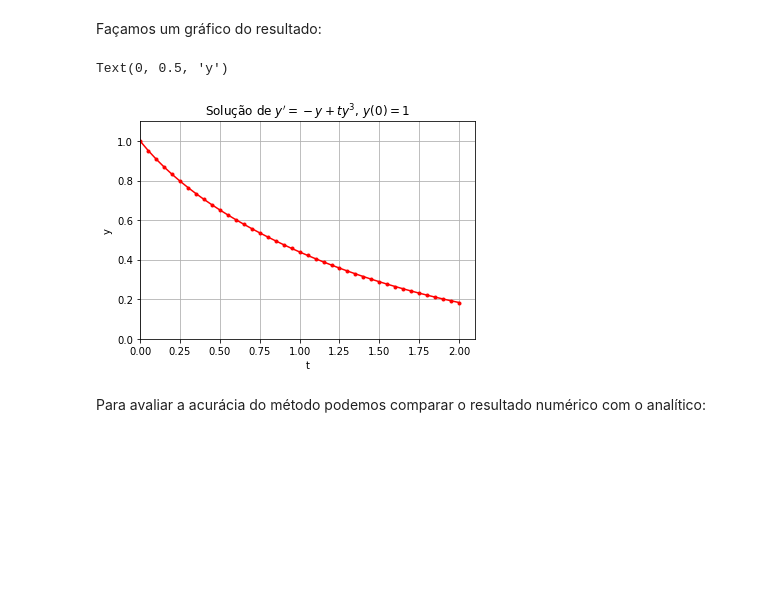
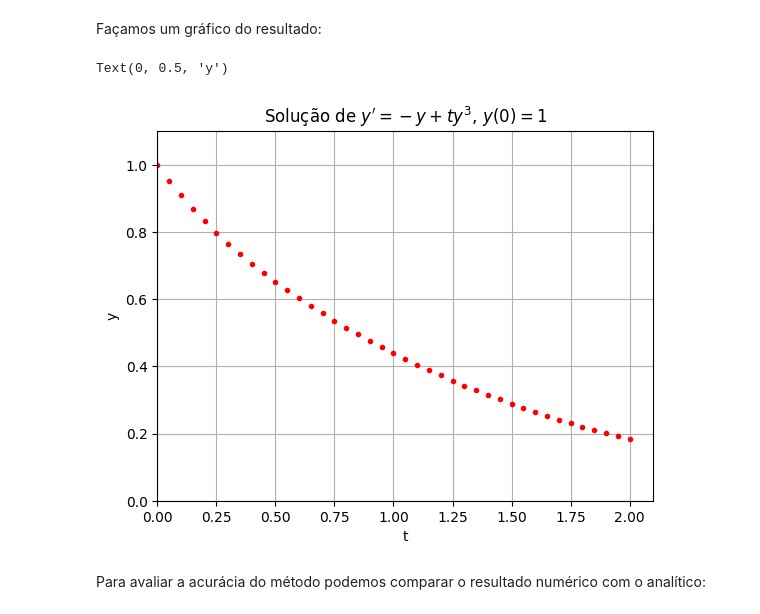
Before and after one commit to fernandodeeke/can2025, a Jupyter notebook: edo_taylor.ipynb, the cells around one changed output. Saved outputs shown, nothing was run; the diff lists cells and outputs as text; code cells hidden in the pictures; blank space fills up the shorter version.

```diff
--- a/edo_taylor.ipynb
+++ b/edo_taylor.ipynb
@@ -98,15 +101,15 @@ Y = odeTaylor2(f,df,t,y0)
 # %% [markdown]
 Façamos um gráfico do resultado:
 # %%
-plt.plot(t,Y,'r.-')
+plt.plot(t,Y,'r.')
 plt.axis([0,2.1,0.,1.1])
 plt.grid(True)
-plt.title("Solução de $y'=-y+ty^3,\, y(0)=1$");
+plt.title(r"Solução de $y'=-y+ty^3,\, y(0)=1$");
 plt.xlabel('t')
 plt.ylabel('y')
 # %% [output]
 Text(0, 0.5, 'y')
-[figure, old version]
+[figure, new version]
 # %% [markdown]
 Para avaliar a acurácia do método podemos comparar o resultado numérico com o analítico:
 # %%
```
Also changed, not shown: parts of 6 cells of this notebook.
